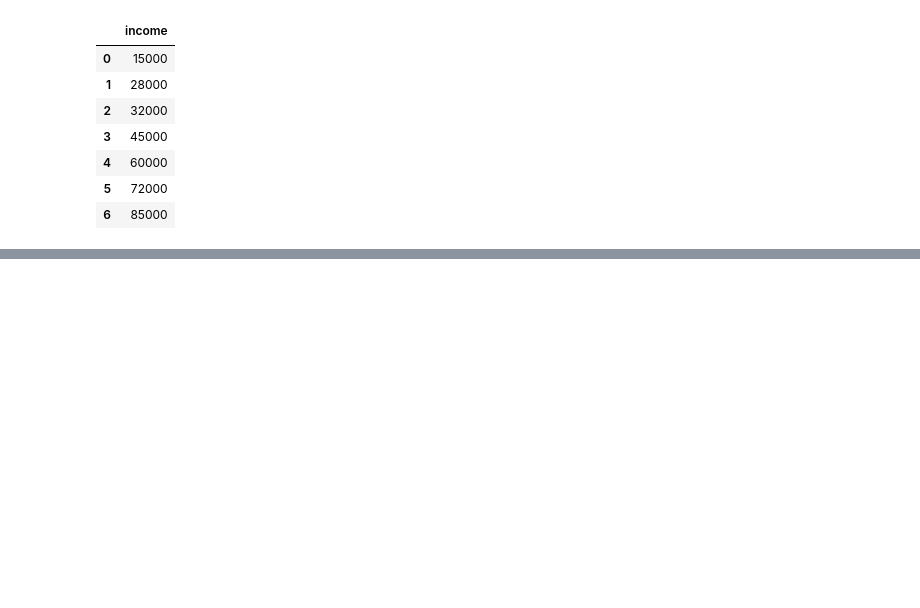
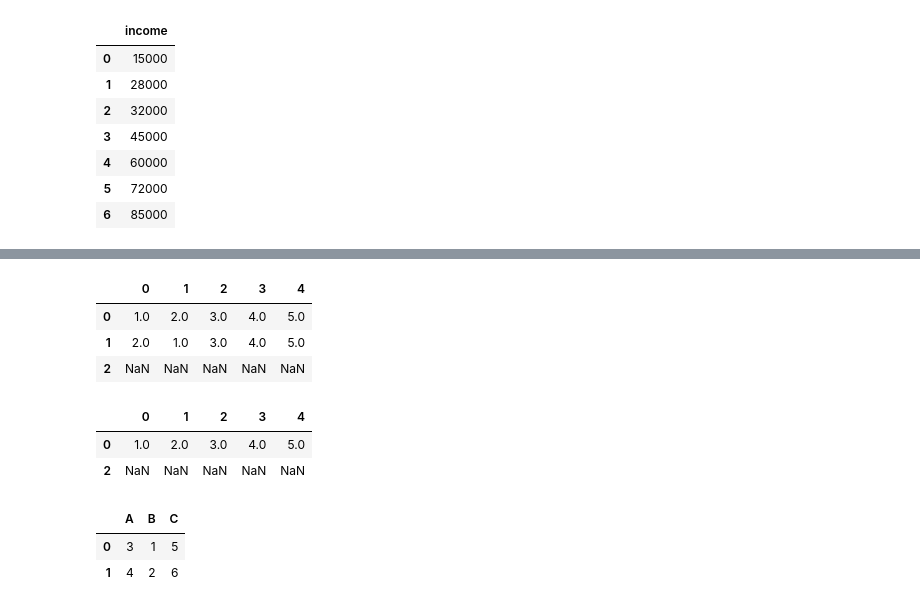
Before and after one commit to koffandaff/Python-2, a Jupyter notebook: T1/Ch3/Notes/Shubham/PB_solution.ipynb, the cells around one changed output, grey strips where cells are left out. Saved outputs shown, nothing was run; the diff lists cells and outputs as text; code cells hidden in the pictures; blank space fills up the shorter version.

```diff
--- a/T1/Ch3/Notes/Shubham/PB_solution.ipynb
+++ b/T1/Ch3/Notes/Shubham/PB_solution.ipynb
@@ -107,0 +125,30 @@ df
+# %%
+df=pd.DataFrame([[1,2,3,4,5],[2,1,3,4,5],[np.nan,np.nan,np.nan,np.nan,np.nan]])
+# df.dropna(thresh=3,axis=1,inplace=True)
+# print(df.shape[1])
+df
+# %% [output]
+|  | 0 | 1 | 2 | 3 | 4 |
+| 0 | 1.0 | 2.0 | 3.0 | 4.0 | 5.0 |
+| 1 | 2.0 | 1.0 | 3.0 | 4.0 | 5.0 |
+| 2 | NaN | NaN | NaN | NaN | NaN |
+# %%
+df =df.drop(1)
+df
+# %% [output]
+|  | 0 | 1 | 2 | 3 | 4 |
+| 0 | 1.0 | 2.0 | 3.0 | 4.0 | 5.0 |
+| 2 | NaN | NaN | NaN | NaN | NaN |
+# %%
+df = pd.DataFrame({
+    "B":[1,2],
+    "A":[3,4],
+    "C":[5,6]
+})
+df2 = df.sort_index(axis=1)
+# print(df2.columns[0])
+df2
+# %% [output]
+|  | A | B | C |
+| 0 | 3 | 1 | 5 |
+| 1 | 4 | 2 | 6 |
```
Also changed, not shown: parts of 22 cells of this notebook, 7 other files.
